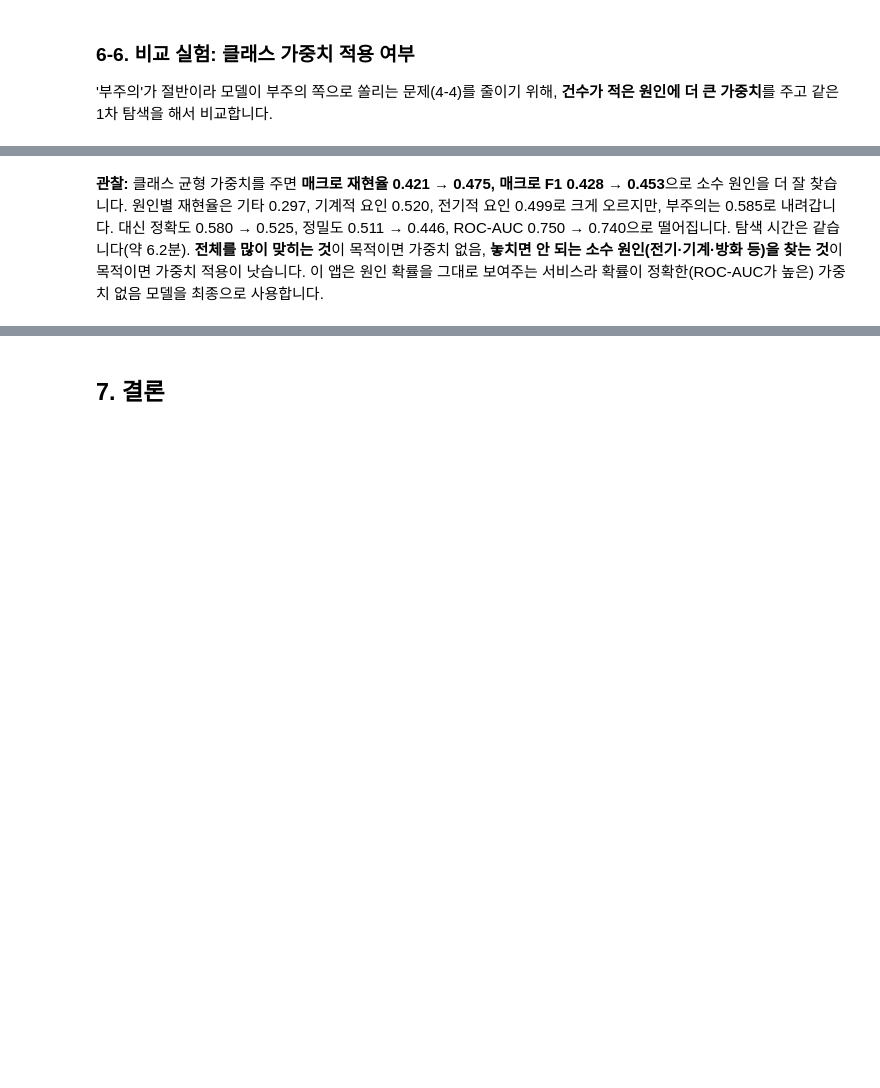
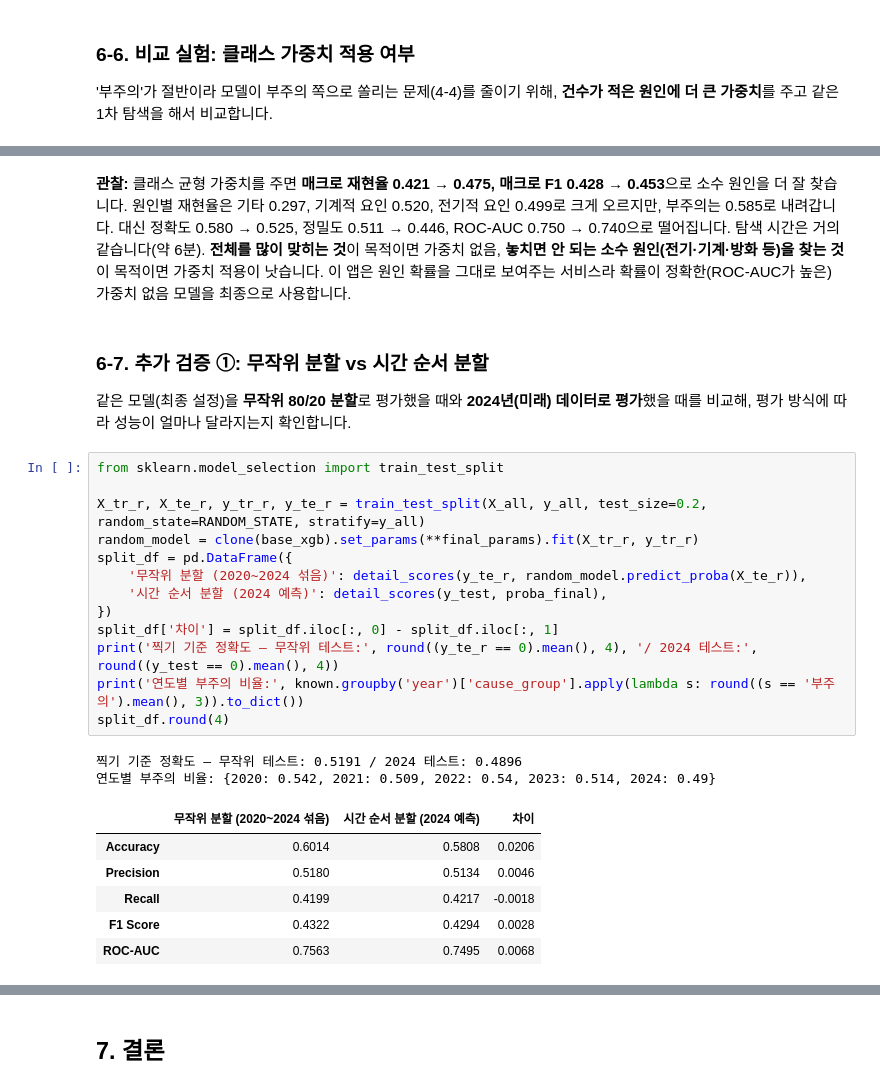
Before and after one commit to yzihun0123/fire-cause-prediction, a Jupyter notebook: fire_cause_project.ipynb, the cells around one changed output, grey strips where cells are left out. Drawn from its saved outputs; the diff is of its cells as text; blank space fills up the shorter version.

```diff
--- a/fire_cause_project.ipynb
+++ b/fire_cause_project.ipynb
@@ -1022,5 +1022,30 @@ ROC-AUC                     0.7495      0.7400 -0.0095
 [figure]
 # %% [markdown]
 **관찰:** 클래스 균형 가중치를 주면 **매크로 재현율 0.421 → 0.475, 매크로 F1 0.428 → 0.453**으로 소수 원인을 더 잘 찾습니다. 원인별 재현율은 기타 0.297, 기계적 요인 0.520, 전기적 요인 0.499로 크게 오르지만, 부주의는 0.585로 내려갑니다.
-대신 정확도 0.580 → 0.525, 정밀도 0.511 → 0.446, ROC-AUC 0.750 → 0.740으로 떨어집니다. 탐색 시간은 같습니다(약 6.2분).
+대신 정확도 0.580 → 0.525, 정밀도 0.511 → 0.446, ROC-AUC 0.750 → 0.740으로 떨어집니다. 탐색 시간은 거의 같습니다(약 6분).
 **전체를 많이 맞히는 것**이 목적이면 가중치 없음, **놓치면 안 되는 소수 원인(전기·기계·방화 등)을 찾는 것**이 목적이면 가중치 적용이 낫습니다. 이 앱은 원인 확률을 그대로 보여주는 서비스라 확률이 정확한(ROC-AUC가 높은) 가중치 없음 모델을 최종으로 사용합니다.
+# %% [markdown]
+### 6-7. 추가 검증 ①: 무작위 분할 vs 시간 순서 분할
+같은 모델(최종 설정)을 **무작위 80/20 분할**로 평가했을 때와 **2024년(미래) 데이터로 평가**했을 때를 비교해, 평가 방식에 따라 성능이 얼마나 달라지는지 확인합니다.
+# %%
+from sklearn.model_selection import train_test_split
+
+X_tr_r, X_te_r, y_tr_r, y_te_r = train_test_split(X_all, y_all, test_size=0.2, random_state=RANDOM_STATE, stratify=y_all)
+random_model = clone(base_xgb).set_params(**final_params).fit(X_tr_r, y_tr_r)
+split_df = pd.DataFrame({
+    '무작위 분할 (2020~2024 섞음)': detail_scores(y_te_r, random_model.predict_proba(X_te_r)),
+    '시간 순서 분할 (2024 예측)': detail_scores(y_test, proba_final),
+})
+split_df['차이'] = split_df.iloc[:, 0] - split_df.iloc[:, 1]
+print('찍기 기준 정확도 — 무작위 테스트:', round((y_te_r == 0).mean(), 4), '/ 2024 테스트:', round((y_test == 0).mean(), 4))
+print('연도별 부주의 비율:', known.groupby('year')['cause_group'].apply(lambda s: round((s == '부주의').mean(), 3)).to_dict())
+split_df.round(4)
+# %% [output]
+찍기 기준 정확도 — 무작위 테스트: 0.5191 / 2024 테스트: 0.4896
+연도별 부주의 비율: {2020: 0.542, 2021: 0.509, 2022: 0.54, 2023: 0.514, 2024: 0.49}
+|  | 무작위 분할 (2020~2024 섞음) | 시간 순서 분할 (2024 예측) | 차이 |
+| Accuracy | 0.6014 | 0.5808 | 0.0206 |
+| Precision | 0.5180 | 0.5134 | 0.0046 |
+| Recall | 0.4199 | 0.4217 | -0.0018 |
+| F1 Score | 0.4322 | 0.4294 | 0.0028 |
+| ROC-AUC | 0.7563 | 0.7495 | 0.0068 |
```
Also changed, not shown: parts of 9 cells of this notebook, 1 other file.
